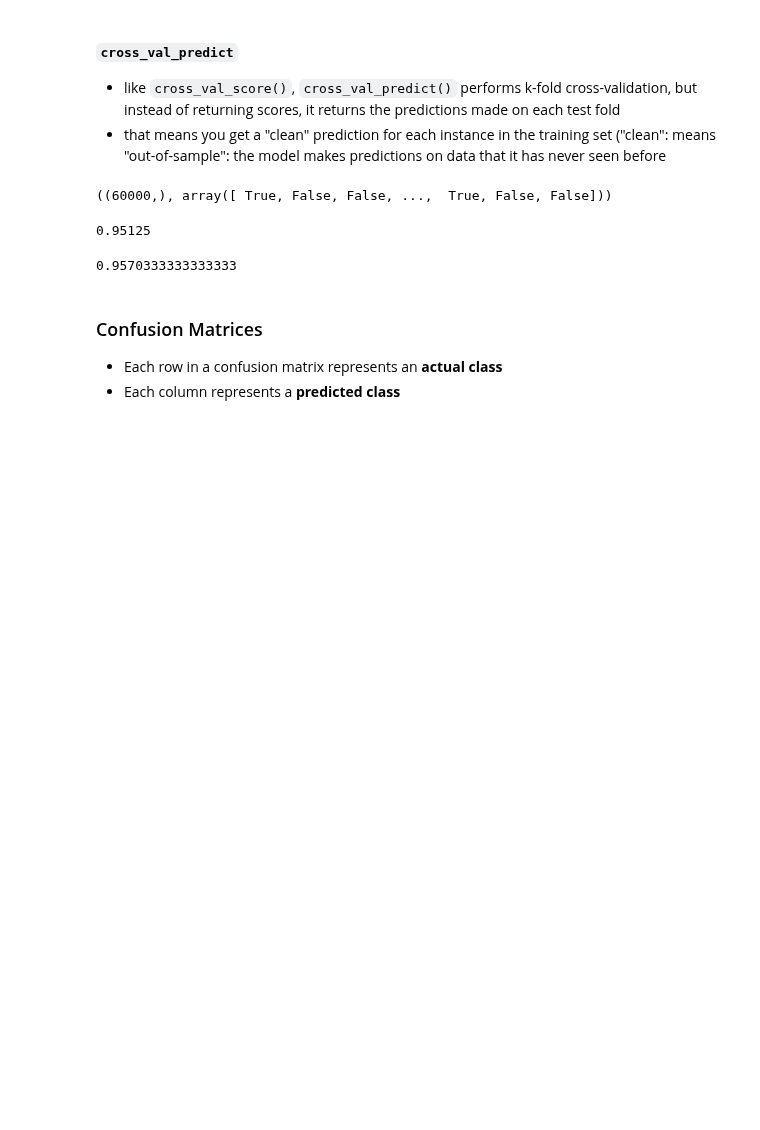
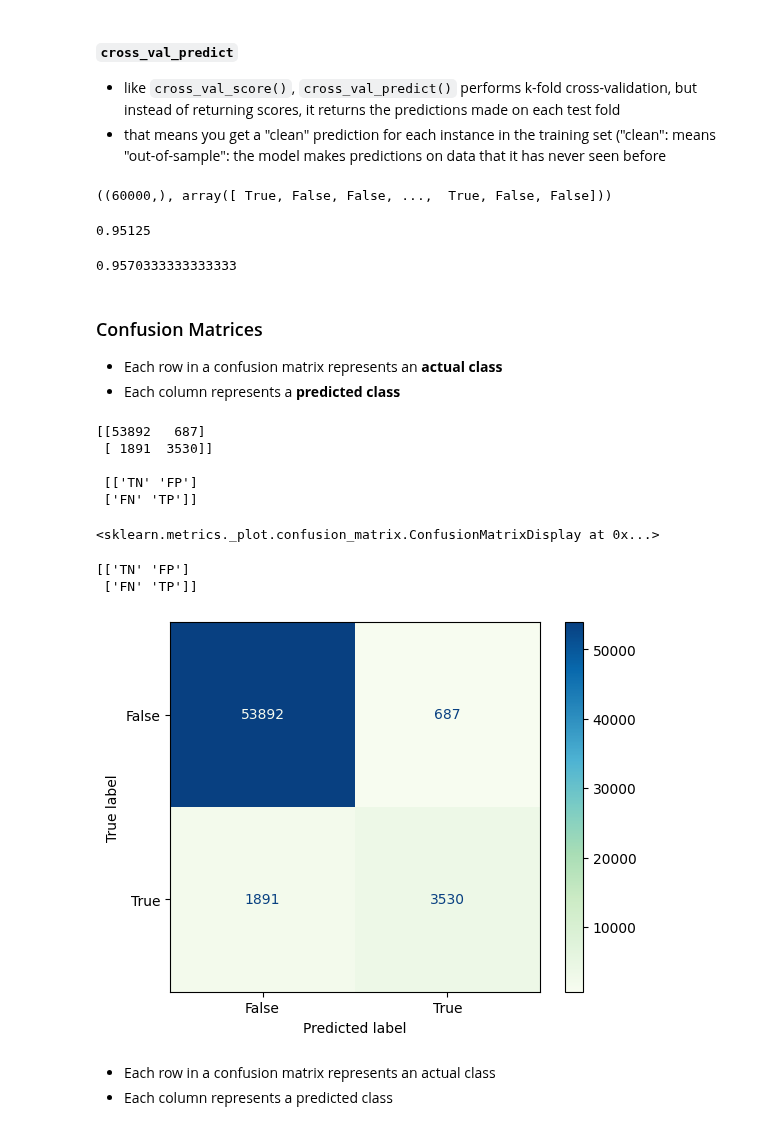
Before and after one commit to PaulToronto/Hands-on-Maching-Learning-Book, a Jupyter notebook: 3_Classification.ipynb, the cells around one changed output. Drawn from its saved outputs; the diff is of its cells as text; code cells hidden in the pictures; blank space fills up the shorter version.

```diff
--- a/3_Classification.ipynb
+++ b/3_Classification.ipynb
@@ -368,3 +396,33 @@ the_accuracy
 
 - Each row in a confusion matrix represents an **actual class**
 - Each column represents a **predicted class**
+# %%
+# from sklearn.metrics import confusion_matrix
+
+# normalize=None is the default
+cm = confusion_matrix(y_train_is_5, y_train_predict, normalize=None)
+print(cm, '\n\n', np.array([['TN', 'FP'], ['FN', 'TP']]))
+# %% [output]
+[[53892   687]
+ [ 1891  3530]]
+
+ [['TN' 'FP']
+ ['FN' 'TP']]
+# %%
+# from sklearn.metrics import ConfusionMatrixDisplay
+cm_display = ConfusionMatrixDisplay(cm,
+                                    display_labels=sgd_clf.classes_)
+
+cm_display
+# %% [output]
+<sklearn.metrics._plot.confusion_matrix.ConfusionMatrixDisplay at 0x...>
+# %%
+cm_display.plot(cmap='GnBu');
+print(np.array([['TN', 'FP'], ['FN', 'TP']]))
+# %% [output]
+[['TN' 'FP']
+ ['FN' 'TP']]
+[figure, added]
+# %% [markdown]
+- Each row in a confusion matrix represents an actual class
+- Each column represents a predicted class
```
Also changed, not shown: parts of 39 cells of this notebook.
